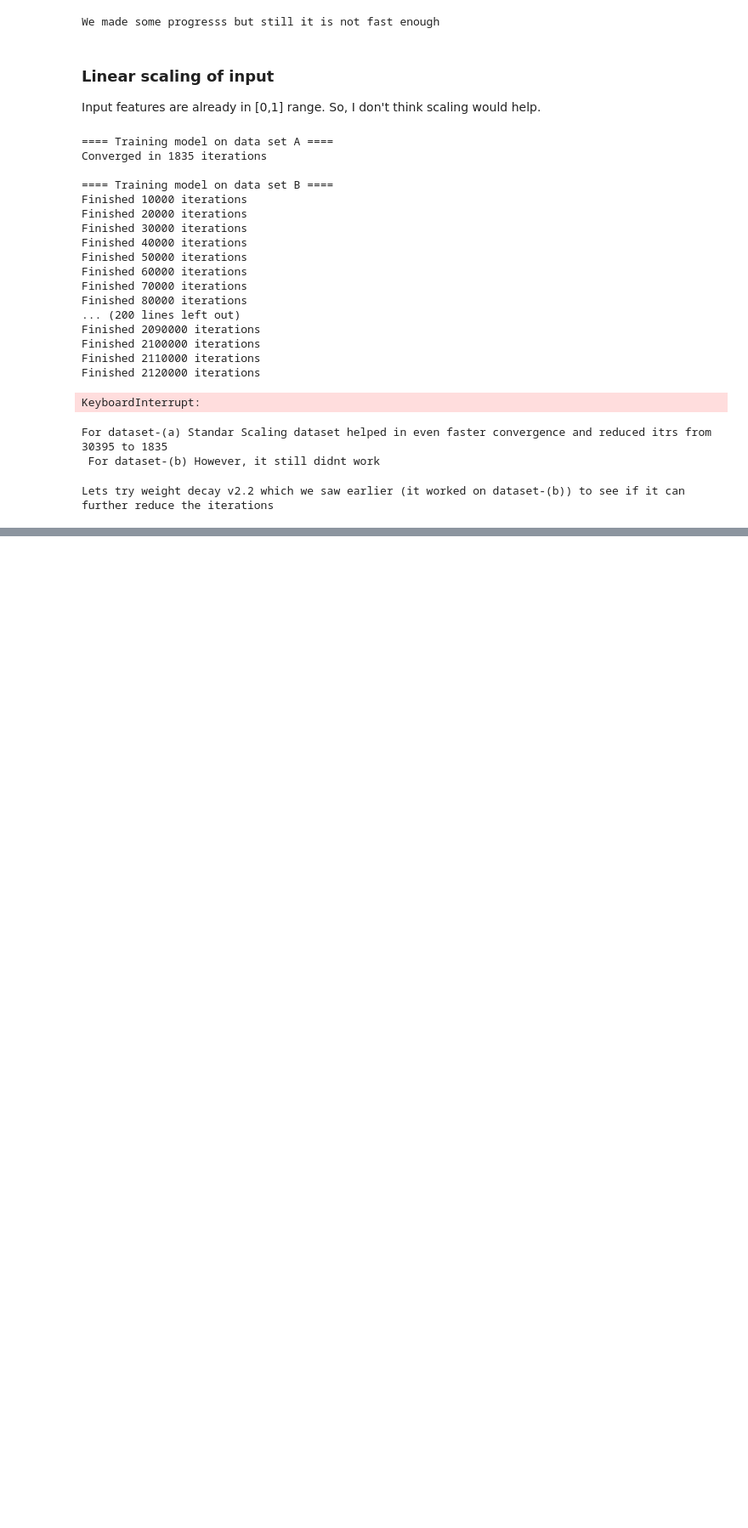
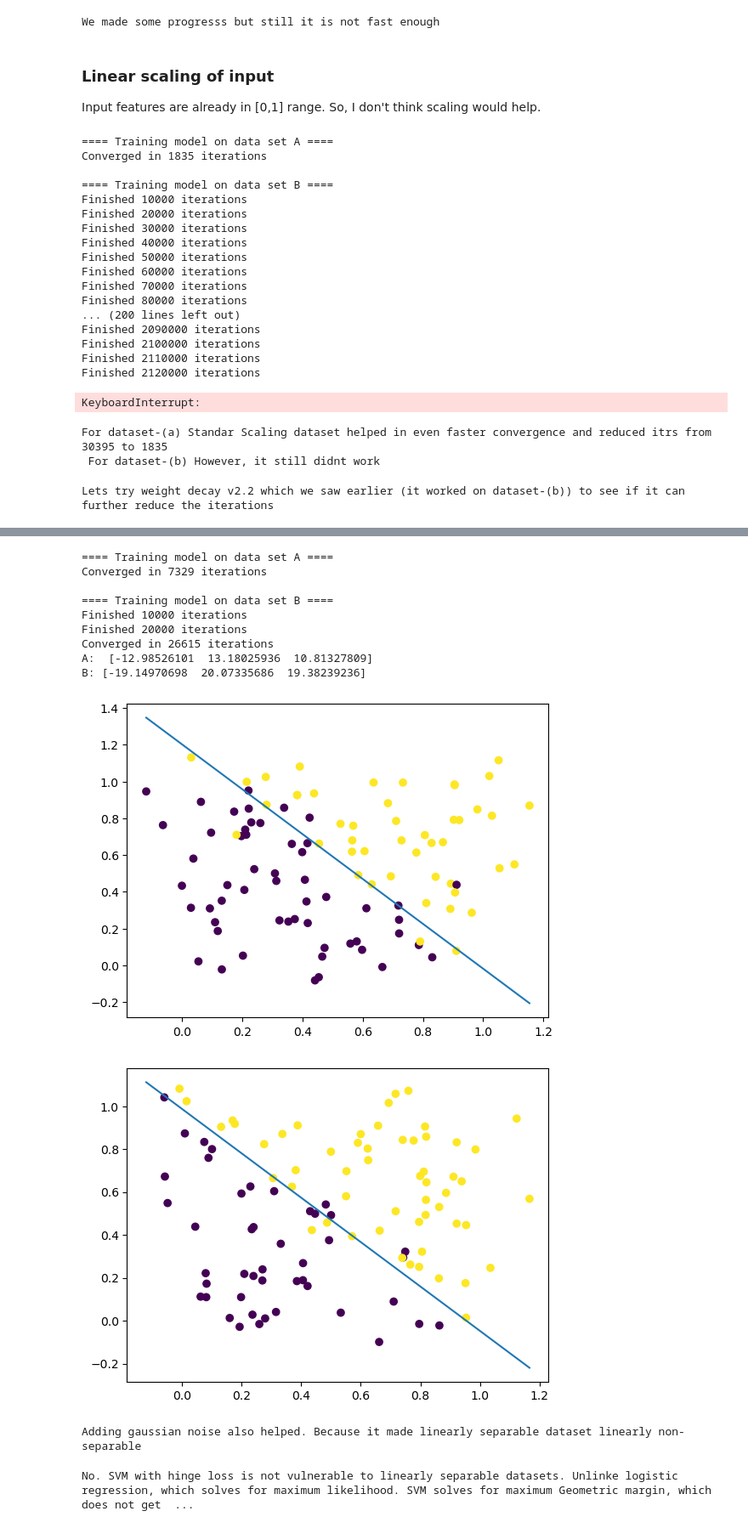
Before and after one commit to mgupta70/CS229_ML_2018, a Jupyter notebook: PS2/PS2_Q1.ipynb, the cells around one changed output, grey strips where cells are left out. Shown: that part at 85% size. Saved outputs shown, nothing was run; the diff lists cells and outputs as text; code cells hidden in the pictures; blank space fills up the shorter version.

```diff
--- a/PS2/PS2_Q1.ipynb
+++ b/PS2/PS2_Q1.ipynb
@@ -455,0 +529,71 @@ B: [ 3.22830001 55.97681967 52.99805478]
+# %%
+# add gaussian noise
+def calc_grad(X, Y, theta):
+    """Compute the gradient of the loss with respect to theta."""
+    m, n = X.shape
+    lambdaa = 1e-4
+
+    margins = Y * X.dot(theta)
+    probs = 1. / (1 + np.exp(margins))
+    grad = -(1./m) * (X.T.dot(probs * Y))
+
+    return grad
+
+def logistic_regression(X, Y):
+    """Train a logistic regression model."""
+    m, n = X.shape
+    theta = np.zeros(n)
+    learning_rate = 10
+
+    i = 0
+    while True:
+        i += 1
+        prev_theta = theta
+        grad = calc_grad(X, Y, theta)
+        theta = theta - learning_rate * grad
+        if i % 10000 == 0:
+            print('Finished %d iterations' % i)
+        if np.linalg.norm(prev_theta - theta) < 1e-15:
+            print('Converged in %d iterations' % i)
+            break
+    return theta
+
+print('==== Training model on data set A ====')
+Xa, Ya = util.load_csv('data/ds1_a.csv', add_intercept=True)
+Xa[:,1] = Xa[:,1] + 0.1*(np.random.normal(0,1, Xa.shape[0])) # add zero-mean gaussian noise
+Xa[:,2] = Xa[:,2] + 0.1*(np.random.normal(0,1, Xa.shape[0])) # add zero-mean gaussian noise
+theta_a = logistic_regression(Xa, Ya)
+
+print('\n==== Training model on data set B ====')
+Xb, Yb = util.load_csv('data/ds1_b.csv', add_intercept=True)
+Xb[:,1] = Xb[:,1] + 0.1*(np.random.normal(0,1, Xb.shape[0])) # add zero-mean gaussian noise
+Xb[:,2] = Xb[:,2] + 0.1*(np.random.normal(0,1, Xb.shape[0])) # add zero-mean gaussian noise
+theta_b = logistic_regression(Xb, Yb)
+
+print('A: ', theta_a)
+
+plot_data(Xa,Ya,theta_a)
+
+print('B:', theta_b)
+
+plot_data(Xb,Yb,theta_b)
+# %% [output]
+==== Training model on data set A ====
+Converged in 7329 iterations
+
+==== Training model on data set B ====
+Finished 10000 iterations
+Finished 20000 iterations
+Converged in 26615 iterations
+A:  [-12.98526101  13.18025936  10.81327809]
+B: [-19.14970698  20.07335686  19.38239236]
+[figure, added]
+[figure, added]
+# %%
+print('Adding gaussian noise also helped. Because it made linearly separable dataset linearly non-separable')
+# %% [output]
+Adding gaussian noise also helped. Because it made linearly separable dataset linearly non-separable
+# %%
+print('No. SVM with hinge loss is not vulnerable to linearly separable datasets. Unlinke logistic regression, which solves for maximum likelihood. SVM solves for maximum Geometric margin, which does not get affected by the rescaling of parameters')
+# %% [output]
+No. SVM with hinge loss is not vulnerable to linearly separable datasets. Unlinke logistic regression, which solves for maximum likelihood. SVM solves for maximum Geometric margin, which does not get  ...
```
Also changed, not shown: parts of 9 cells of this notebook.
